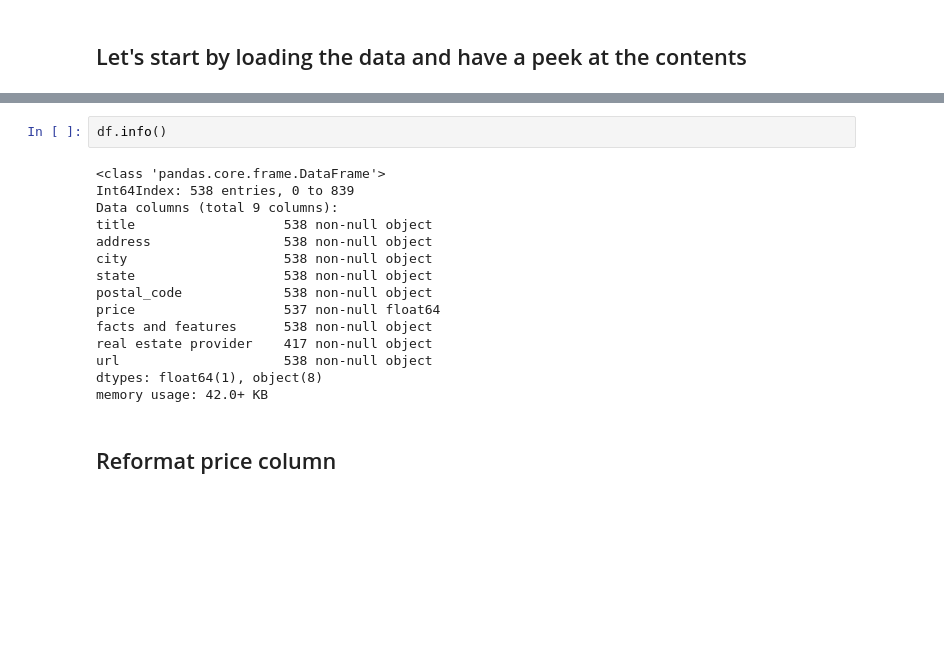
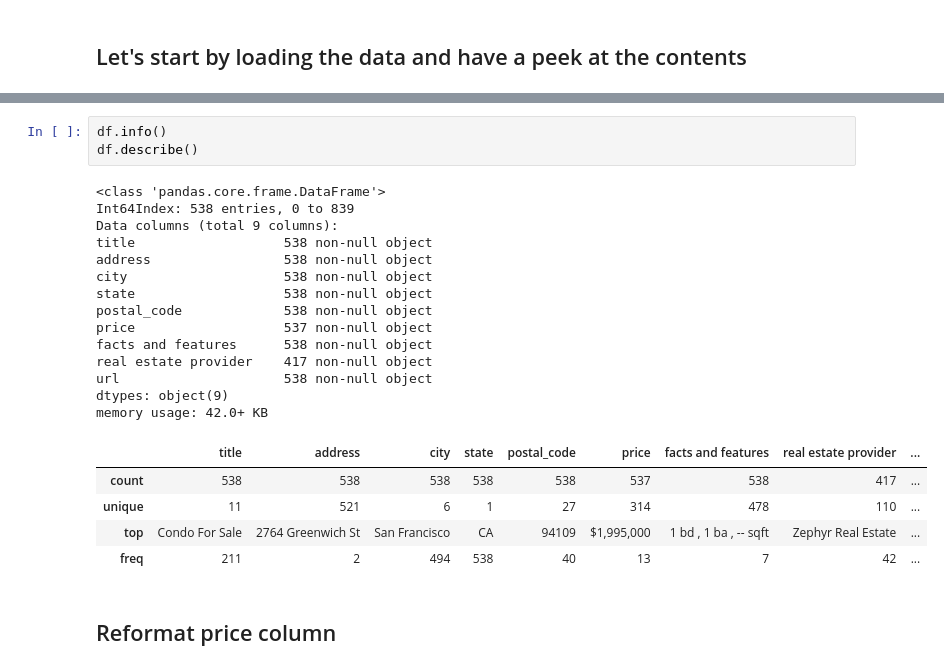
Before and after one commit to kylehounslow/mlbootcampSF, a Jupyter notebook: notebooks/1 - Exploratory Data Analysis.ipynb, the cells around one changed output, grey strips where cells are left out. Saved outputs shown, nothing was run; the diff lists cells and outputs as text; blank space fills up the shorter version.

```diff
--- a/notebooks/1 - Exploratory Data Analysis.ipynb
+++ b/notebooks/1 - Exploratory Data Analysis.ipynb
@@ -52,20 +56,26 @@ Let's have a look at the datatypes of each column
 # %%
 df.info()
+df.describe()
 # %% [output]
 <class 'pandas.core.frame.DataFrame'>
 Int64Index: 538 entries, 0 to 839
 Data columns (total 9 columns):
 title                   538 non-null object
 address                 538 non-null object
 city                    538 non-null object
 state                   538 non-null object
 postal_code             538 non-null object
-price                   537 non-null float64
+price                   537 non-null object
 facts and features      538 non-null object
 real estate provider    417 non-null object
 url                     538 non-null object
-dtypes: float64(1), object(8)
+dtypes: object(9)
 memory usage: 42.0+ KB
+|  | title | address | city | state | postal_code | price | facts and features | real estate provider | ... |
+| count | 538 | 538 | 538 | 538 | 538 | 537 | 538 | 417 | ... |
+| unique | 11 | 521 | 6 | 1 | 27 | 314 | 478 | 110 | ... |
+| top | Condo For Sale | 2764 Greenwich St | San Francisco | CA | 94109 | $1,995,000 | 1 bd , 1 ba , -- sqft | Zephyr Real Estate | ... |
+| freq | 211 | 2 | 494 | 538 | 40 | 13 | 7 | 42 | ... |
 # %% [markdown]
 ## Reformat price column
 # %%
```
Also changed, not shown: parts of 23 cells of this notebook, 1 other file.
